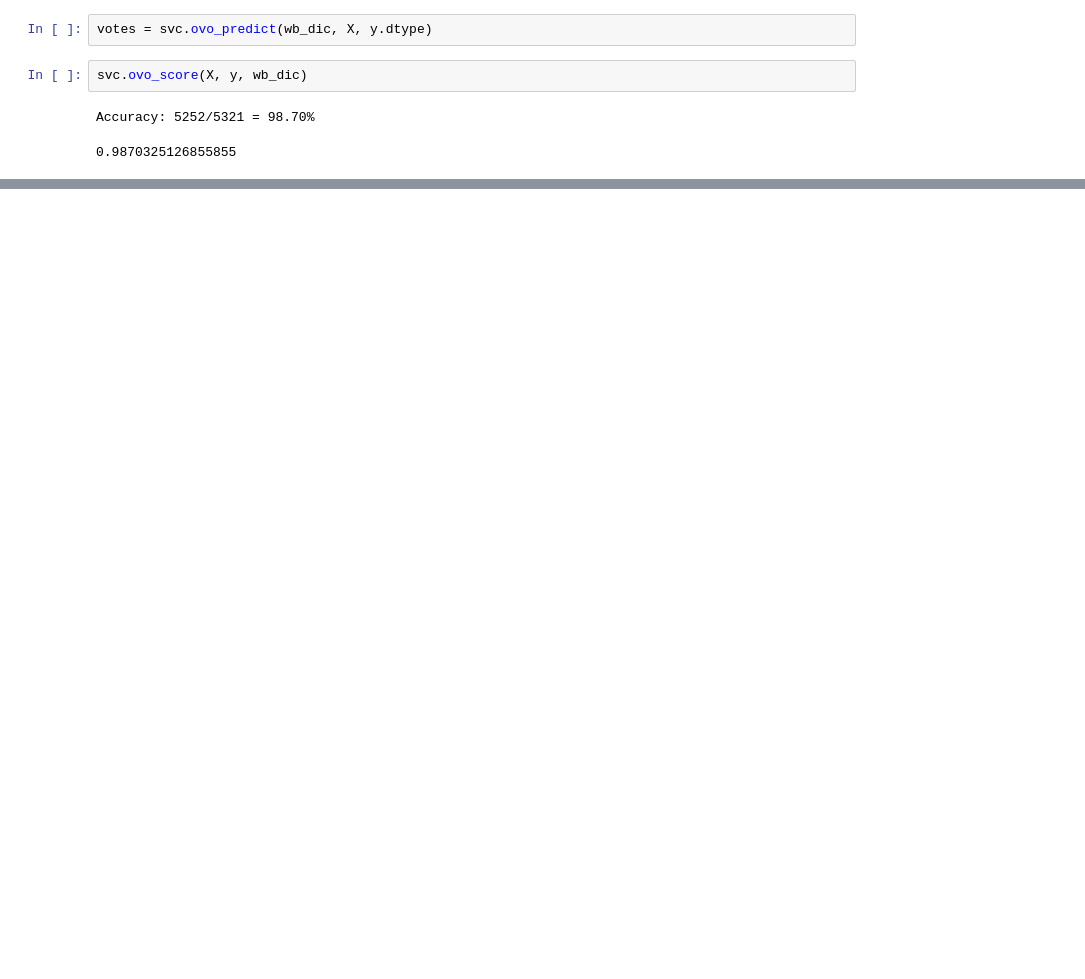
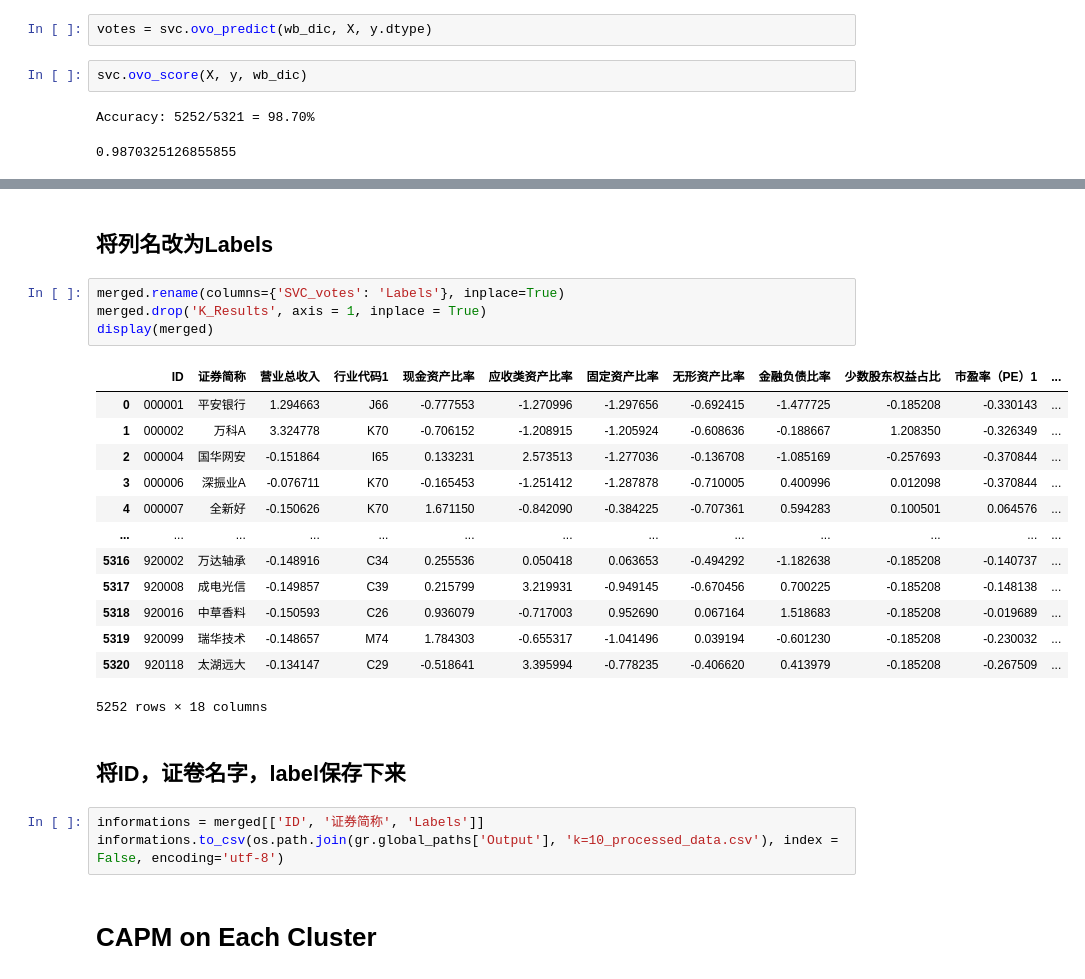
Before and after one commit to wsxrfv9090/Quantitative-Investment-Algorithms, a Jupyter notebook: Chinese Stock Analysis.ipynb, the cells around one changed output, grey strips where cells are left out. Saved outputs shown, nothing was run; the diff lists cells and outputs as text; blank space fills up the shorter version.

Commit message:
Started working on capm packing and modules.

```diff
--- a/Chinese Stock Analysis.ipynb
+++ b/Chinese Stock Analysis.ipynb
@@ -179,0 +275,27 @@ display(df)
+# %% [markdown]
+## 将列名改为Labels
+# %%
+merged.rename(columns={'SVC_votes': 'Labels'}, inplace=True)
+merged.drop('K_Results', axis = 1, inplace = True)
+display(merged)
+# %% [output]
+|  | ID | 证券简称 | 营业总收入 | 行业代码1 | 现金资产比率 | 应收类资产比率 | 固定资产比率 | 无形资产比率 | 金融负债比率 | 少数股东权益占比 | 市盈率（PE）1 | ... |
+| 0 | 000001 | 平安银行 | 1.294663 | J66 | -0.777553 | -1.270996 | -1.297656 | -0.692415 | -1.477725 | -0.185208 | -0.330143 | ... |
+| 1 | 000002 | 万科A | 3.324778 | K70 | -0.706152 | -1.208915 | -1.205924 | -0.608636 | -0.188667 | 1.208350 | -0.326349 | ... |
+| 2 | 000004 | 国华网安 | -0.151864 | I65 | 0.133231 | 2.573513 | -1.277036 | -0.136708 | -1.085169 | -0.257693 | -0.370844 | ... |
+| 3 | 000006 | 深振业A | -0.076711 | K70 | -0.165453 | -1.251412 | -1.287878 | -0.710005 | 0.400996 | 0.012098 | -0.370844 | ... |
+| 4 | 000007 | 全新好 | -0.150626 | K70 | 1.671150 | -0.842090 | -0.384225 | -0.707361 | 0.594283 | 0.100501 | 0.064576 | ... |
+| ... | ... | ... | ... | ... | ... | ... | ... | ... | ... | ... | ... | ... |
+| 5316 | 920002 | 万达轴承 | -0.148916 | C34 | 0.255536 | 0.050418 | 0.063653 | -0.494292 | -1.182638 | -0.185208 | -0.140737 | ... |
+| 5317 | 920008 | 成电光信 | -0.149857 | C39 | 0.215799 | 3.219931 | -0.949145 | -0.670456 | 0.700225 | -0.185208 | -0.148138 | ... |
+| 5318 | 920016 | 中草香料 | -0.150593 | C26 | 0.936079 | -0.717003 | 0.952690 | 0.067164 | 1.518683 | -0.185208 | -0.019689 | ... |
+| 5319 | 920099 | 瑞华技术 | -0.148657 | M74 | 1.784303 | -0.655317 | -1.041496 | 0.039194 | -0.601230 | -0.185208 | -0.230032 | ... |
+| 5320 | 920118 | 太湖远大 | -0.134147 | C29 | -0.518641 | 3.395994 | -0.778235 | -0.406620 | 0.413979 | -0.185208 | -0.267509 | ... |
+5252 rows × 18 columns
+# %% [markdown]
+## 将ID，证卷名字，label保存下来
+# %%
+informations = merged[['ID', '证券简称', 'Labels']]
+informations.to_csv(os.path.join(gr.global_paths['Output'], 'k=10_processed_data.csv'), index = False, encoding='utf-8')
+# %% [markdown]
+# CAPM on Each Cluster
```
Also changed, not shown: parts of 17 cells of this notebook, 18 other files.
